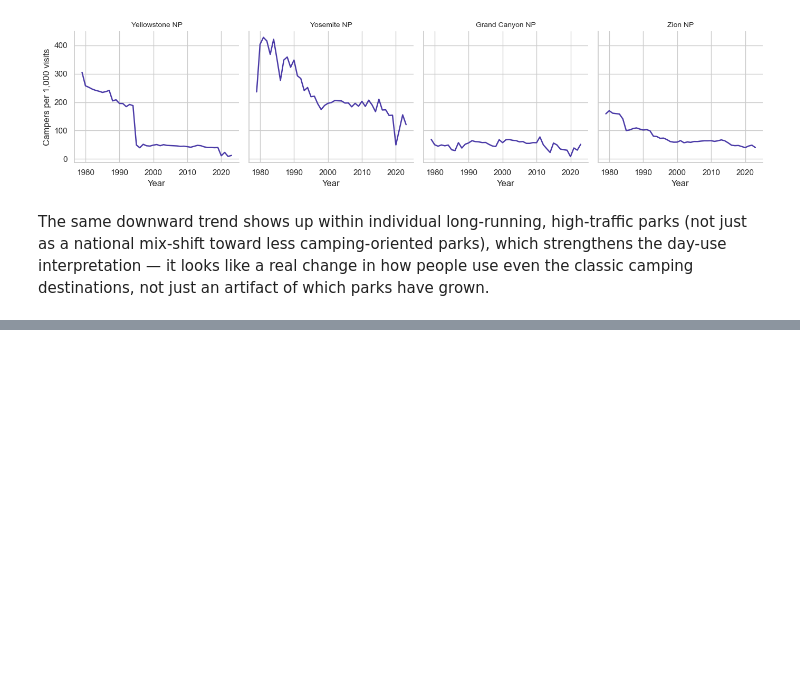
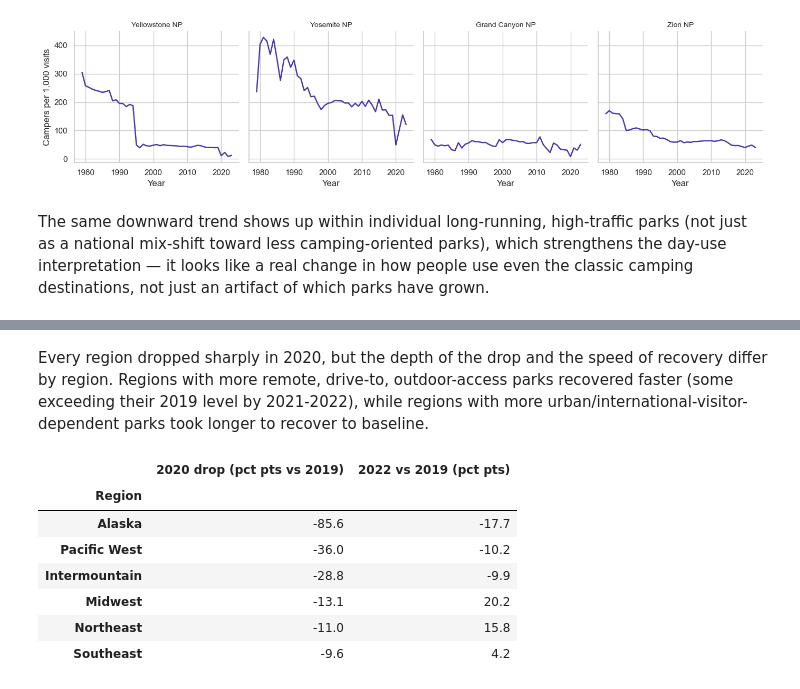
Before and after one commit to sikandaral/SI_699_mini_project, a Jupyter notebook: notebooks/sikandar_eda.ipynb, the cells around one changed output, grey strips where cells are left out. Drawn from its saved outputs; the diff is of its cells as text; code cells hidden in the pictures; blank space fills up the shorter version.

```diff
--- a/notebooks/sikandar_eda.ipynb
+++ b/notebooks/sikandar_eda.ipynb
@@ -299,0 +320,21 @@ which parks have grown.
+# %% [markdown]
+Every region dropped sharply in 2020, but the depth of the drop and the speed
+of recovery differ by region. Regions with more remote, drive-to, outdoor-access
+parks recovered faster (some exceeding their 2019 level by 2021-2022), while
+regions with more urban/international-visitor-dependent parks took longer to
+recover to baseline.
+# %%
+drop_2020 = region_idx[2020] - 100
+recovery_2022 = region_idx[2022] - 100
+comparison = pd.DataFrame({"2020 drop (pct pts vs 2019)": drop_2020,
+                            "2022 vs 2019 (pct pts)": recovery_2022}).round(1)
+comparison.sort_values("2020 drop (pct pts vs 2019)")
+# %% [output]
+|  | 2020 drop (pct pts vs 2019) | 2022 vs 2019 (pct pts) |
+| Region |  |  |
+| Alaska | -85.6 | -17.7 |
+| Pacific West | -36.0 | -10.2 |
+| Intermountain | -28.8 | -9.9 |
+| Midwest | -13.1 | 20.2 |
+| Northeast | -11.0 | 15.8 |
+| Southeast | -9.6 | 4.2 |
```
Also changed, not shown: parts of 4 cells of this notebook.
